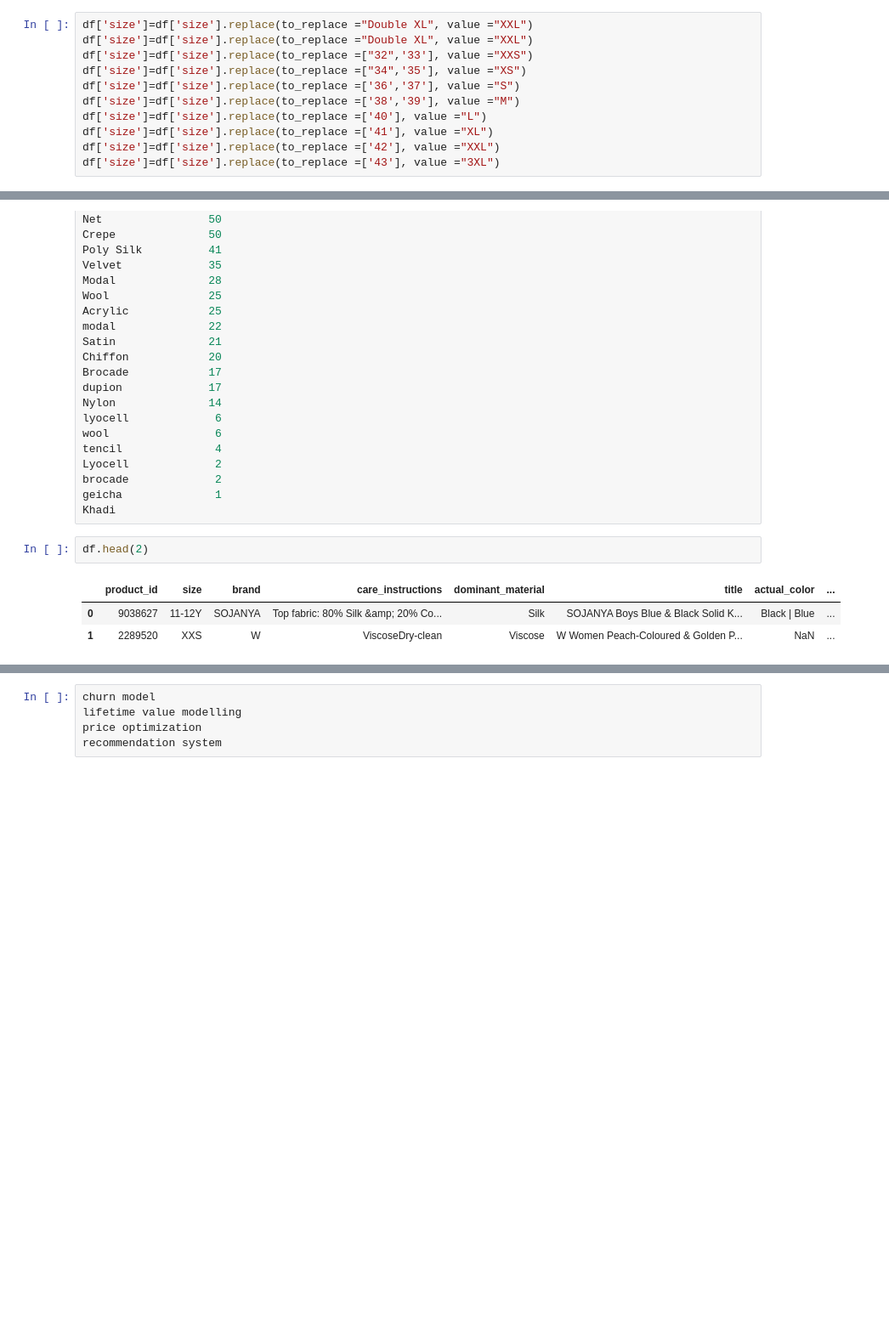
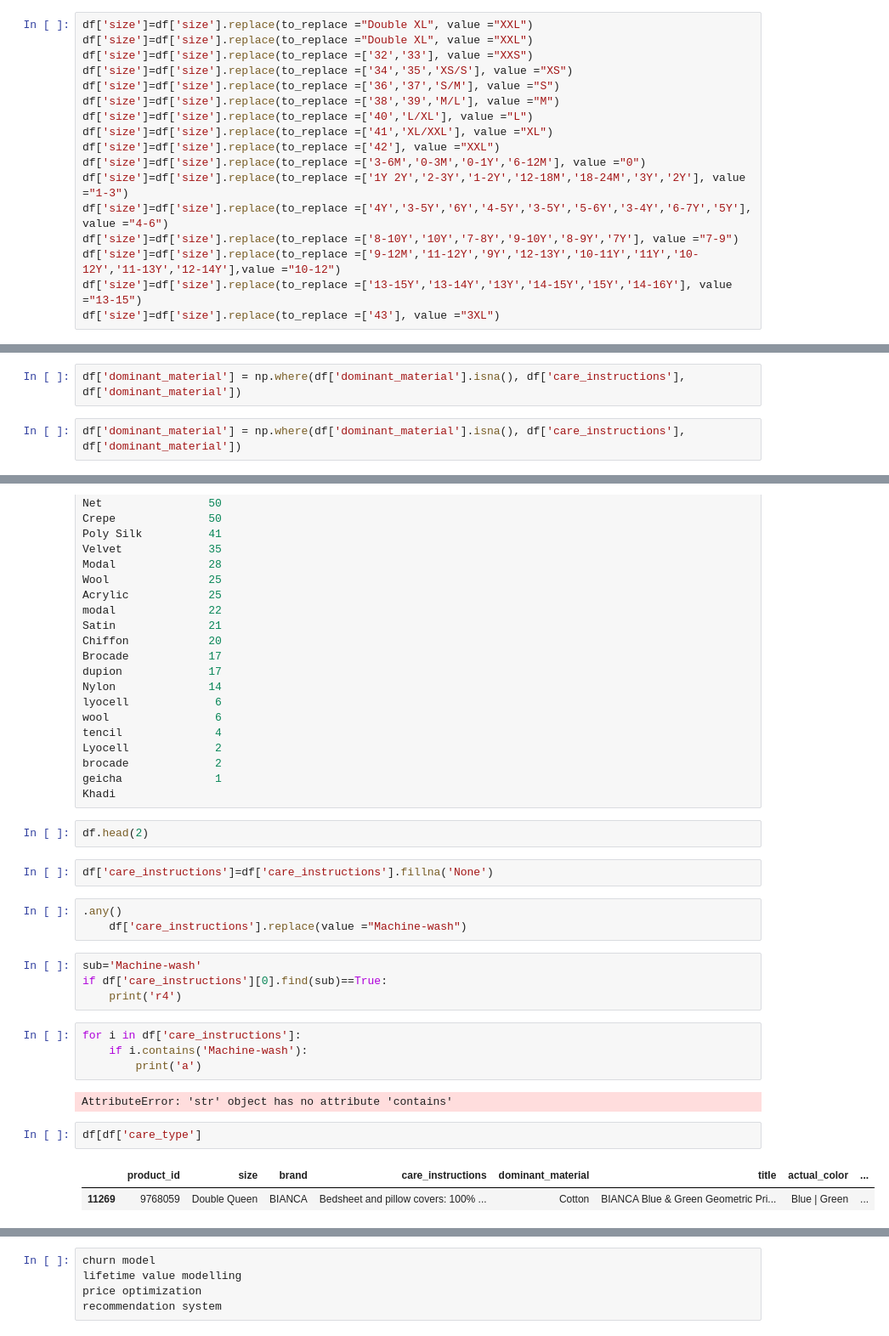
Before and after one commit to Saiyam-3/Online-Shopping, a Jupyter notebook: online shopping.ipynb, the cells around one changed output, grey strips where cells are left out. Shown at 85% size. Cells and saved outputs as stored; diff of their text form; blank space fills up the shorter version.

```diff
--- a/online shopping.ipynb
+++ b/online shopping.ipynb
@@ -152,13 +139,19 @@ df[df['size']=='28']
 # %%
 df['size']=df['size'].replace(to_replace ="Double XL", value ="XXL")
 df['size']=df['size'].replace(to_replace ="Double XL", value ="XXL")
-df['size']=df['size'].replace(to_replace =["32",'33'], value ="XXS")
-df['size']=df['size'].replace(to_replace =["34",'35'], value ="XS")
-df['size']=df['size'].replace(to_replace =['36','37'], value ="S")
-df['size']=df['size'].replace(to_replace =['38','39'], value ="M")
-df['size']=df['size'].replace(to_replace =['40'], value ="L")
-df['size']=df['size'].replace(to_replace =['41'], value ="XL")
+df['size']=df['size'].replace(to_replace =['32','33'], value ="XXS")
+df['size']=df['size'].replace(to_replace =['34','35','XS/S'], value ="XS")
+df['size']=df['size'].replace(to_replace =['36','37','S/M'], value ="S")
+df['size']=df['size'].replace(to_replace =['38','39','M/L'], value ="M")
+df['size']=df['size'].replace(to_replace =['40','L/XL'], value ="L")
+df['size']=df['size'].replace(to_replace =['41','XL/XXL'], value ="XL")
 df['size']=df['size'].replace(to_replace =['42'], value ="XXL")
+df['size']=df['size'].replace(to_replace =['3-6M','0-3M','0-1Y','6-12M'], value ="0")
+df['size']=df['size'].replace(to_replace =['1Y 2Y','2-3Y','1-2Y','12-18M','18-24M','3Y','2Y'], value ="1-3")
+df['size']=df['size'].replace(to_replace =['4Y','3-5Y','6Y','4-5Y','3-5Y','5-6Y','3-4Y','6-7Y','5Y'], value ="4-6")
+df['size']=df['size'].replace(to_replace =['8-10Y','10Y','7-8Y','9-10Y','8-9Y','7Y'], value ="7-9")
+df['size']=df['size'].replace(to_replace =['9-12M','11-12Y','9Y','12-13Y','10-11Y','11Y','10-12Y','11-13Y','12-14Y'],value ="10-12")
+df['size']=df['size'].replace(to_replace =['13-15Y','13-14Y','13Y','14-15Y','15Y','14-16Y'], value ="13-15")
 df['size']=df['size'].replace(to_replace =['43'], value ="3XL")
 # %%
 
@@ -312,3 +300,7 @@ df.head()
+# %%
+df['dominant_material'] = np.where(df['dominant_material'].isna(), df['care_instructions'], df['dominant_material'])
+# %%
+df['dominant_material'] = np.where(df['dominant_material'].isna(), df['care_instructions'], df['dominant_material'])
 # %%
 df['dominant_material']=df['dominant_material'].replace(to_replace ="cotton", value ="Cotton")
 df['dominant_material']=df['dominant_material'].replace(to_replace =["silk","SILK",'Pure Silk'], value ="Silk")
@@ -357,8 +349,24 @@ geicha              1
 Khadi
 # %%
 df.head(2)
-# %% [output]
-|  | product_id | size | brand | care_instructions | dominant_material | title | actual_color | ... |
-| 0 | 9038627 | 11-12Y | SOJANYA | Top fabric: 80% Silk &amp; 20% Co... | Silk | SOJANYA Boys Blue & Black Solid K... | Black | Blue | ... |
-| 1 | 2289520 | XXS | W | ViscoseDry-clean | Viscose | W Women Peach-Coloured & Golden P... | NaN | ... |
+# %%
+df['care_instructions']=df['care_instructions'].fillna('None')
+# %%
+.any()
+    df['care_instructions'].replace(value ="Machine-wash")
+# %%
+sub='Machine-wash'
+if df['care_instructions'][0].find(sub)==True:
+    print('r4')
+# %%
+for i in df['care_instructions']:
+    if i.contains('Machine-wash'):
+        print('a')
+# %% [output]
+AttributeError: 'str' object has no attribute 'contains'
+# %%
+df[df['care_type']
+# %% [output]
+|  | product_id | size | brand | care_instructions | dominant_material | title | actual_color | ... |
+| 11269 | 9768059 | Double Queen | BIANCA | Bedsheet and pillow covers: 100% ... | Cotton | BIANCA Blue & Green Geometric Pri... | Blue | Green | ... |
 # %%
```
Also changed, not shown: parts of 9 cells of this notebook.
